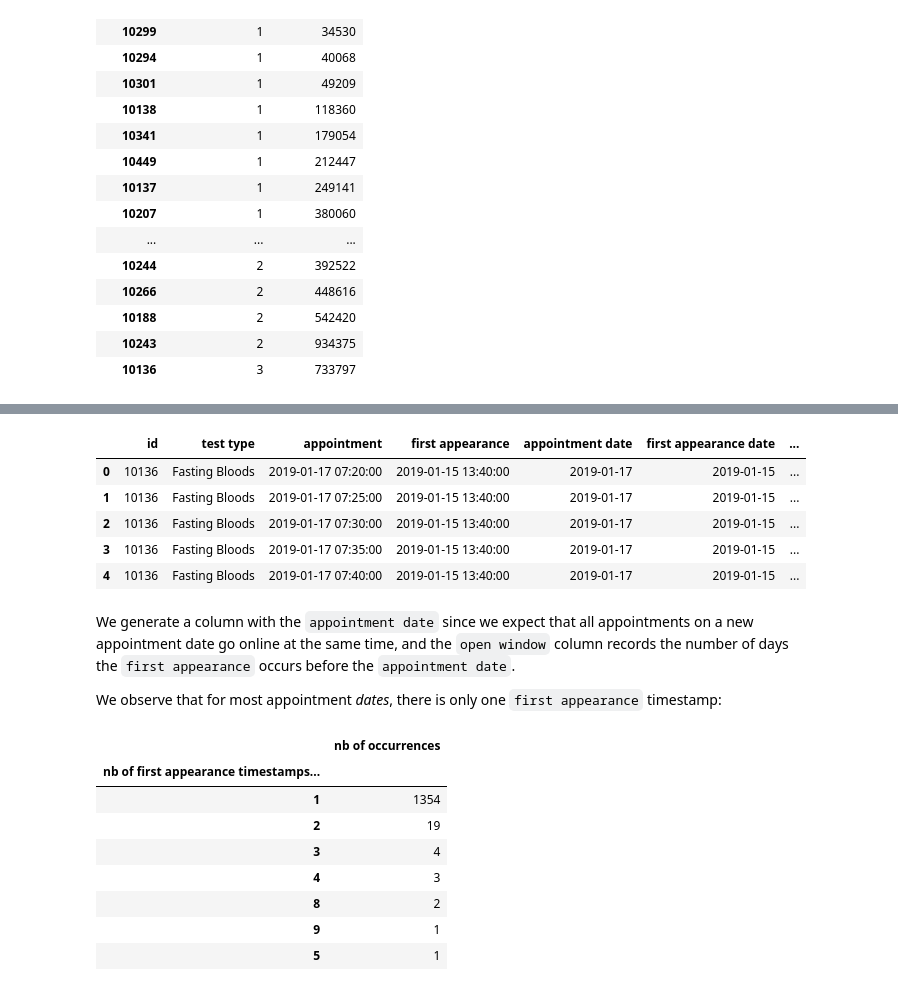
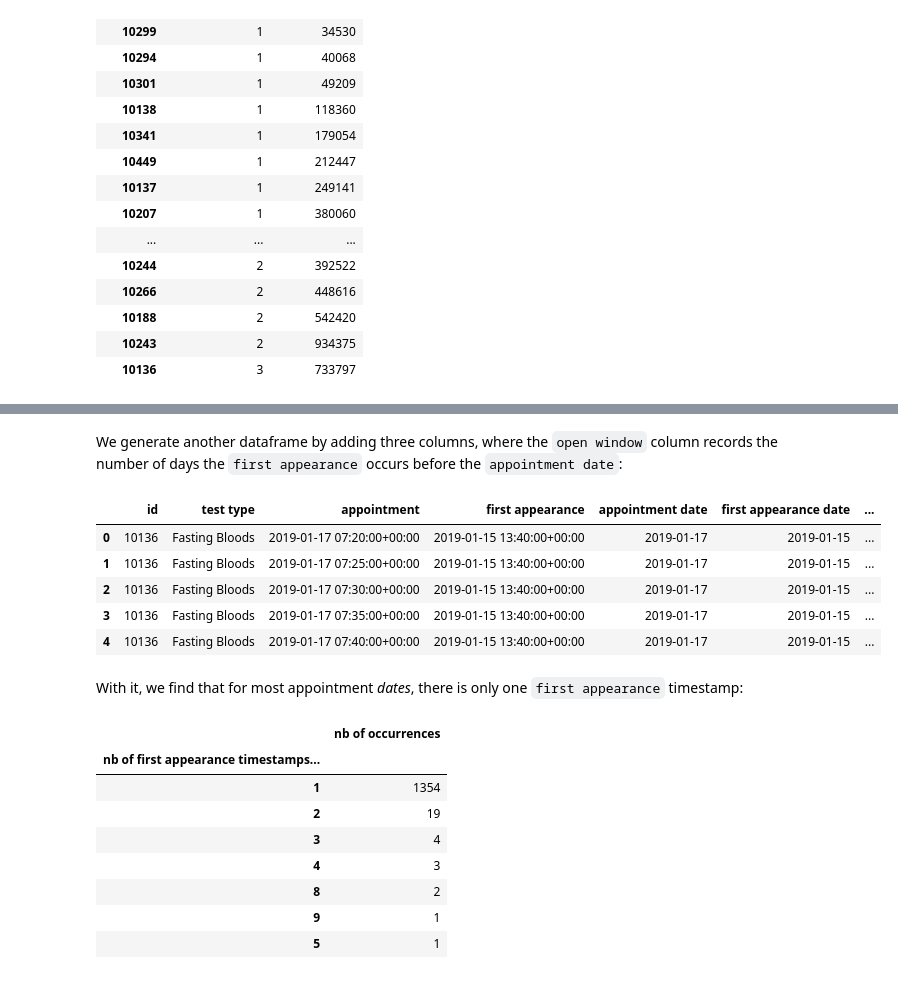
Before and after one commit to antoinechoffrut/UHCW, a Jupyter notebook: UHCW_EDA.ipynb, the cells around one changed output, grey strips where cells are left out. Drawn from its saved outputs; the diff is of its cells as text; code cells hidden in the pictures.

```diff
--- a/UHCW_EDA.ipynb
+++ b/UHCW_EDA.ipynb
@@ -596,26 +360,24 @@ More precisely, we construct the dataframe `df_post_appt`, where we record the `
+# %% [markdown]
+We generate another dataframe by adding three columns, where the `open window` column records the number of days the `first appearance` occurs before the `appointment date`:
 # %%
-df_post_appt = df.groupby(['id', 'test type', 'appointment'])['grab'].min().to_frame()
-
-df_post_appt.reset_index(inplace=True)
-
-df_post_appt['appointment date'] = df_post_appt['appointment'].apply(lambda ts: ts.date())
-
-df_post_appt.rename(index=str, columns={'grab': 'first appearance'}, inplace=True)
-df_post_appt['first appearance date'] = df_post_appt['first appearance'].apply(lambda ts: ts.date())
+df_post_appt = df_first_appearance.copy()
+df_post_appt['appointment date'] = df_post_appt['appointment'].apply(
+    lambda ts: ts.date()
+)
+df_post_appt['first appearance date'] = df_post_appt['first appearance'].apply(
+    lambda ts: ts.date()
+)
 df_post_appt['open window'] = df_post_appt['appointment date'] - df_post_appt['first appearance date']
+df_post_appt.head()
+# %% [output]
+|  | id | test type | appointment | first appearance | appointment date | first appearance date | ... |
+| 0 | 10136 | Fasting Bloods | 2019-01-17 07:20:00+00:00 | 2019-01-15 13:40:00+00:00 | 2019-01-17 | 2019-01-15 | ... |
+| 1 | 10136 | Fasting Bloods | 2019-01-17 07:25:00+00:00 | 2019-01-15 13:40:00+00:00 | 2019-01-17 | 2019-01-15 | ... |
+| 2 | 10136 | Fasting Bloods | 2019-01-17 07:30:00+00:00 | 2019-01-15 13:40:00+00:00 | 2019-01-17 | 2019-01-15 | ... |
+| 3 | 10136 | Fasting Bloods | 2019-01-17 07:35:00+00:00 | 2019-01-15 13:40:00+00:00 | 2019-01-17 | 2019-01-15 | ... |
+| 4 | 10136 | Fasting Bloods | 2019-01-17 07:40:00+00:00 | 2019-01-15 13:40:00+00:00 | 2019-01-17 | 2019-01-15 | ... |
-# %%
-df_post_appt.head()
-# %% [output]
-|  | id | test type | appointment | first appearance | appointment date | first appearance date | ... |
-| 0 | 10136 | Fasting Bloods | 2019-01-17 07:20:00 | 2019-01-15 13:40:00 | 2019-01-17 | 2019-01-15 | ... |
-| 1 | 10136 | Fasting Bloods | 2019-01-17 07:25:00 | 2019-01-15 13:40:00 | 2019-01-17 | 2019-01-15 | ... |
-| 2 | 10136 | Fasting Bloods | 2019-01-17 07:30:00 | 2019-01-15 13:40:00 | 2019-01-17 | 2019-01-15 | ... |
-| 3 | 10136 | Fasting Bloods | 2019-01-17 07:35:00 | 2019-01-15 13:40:00 | 2019-01-17 | 2019-01-15 | ... |
-| 4 | 10136 | Fasting Bloods | 2019-01-17 07:40:00 | 2019-01-15 13:40:00 | 2019-01-17 | 2019-01-15 | ... |
-# %% [markdown]
-We generate a column with the `appointment date` since we expect that all appointments on a new appointment date go online at the same time, and the `open window` column records the number of days the `first appearance` occurs before the `appointment date`.
-
-We observe that for most appointment *dates*, there is only one `first appearance` timestamp:
+# %% [markdown]
+With it, we find that for most appointment *dates*, there is only one `first appearance` timestamp:
 # %%
 df_post_appt.groupby(
     ['id', 'test type', 'appointment date'])['first appearance'].nunique(
```
Also changed, not shown: parts of 52 cells of this notebook, 1 other file.
